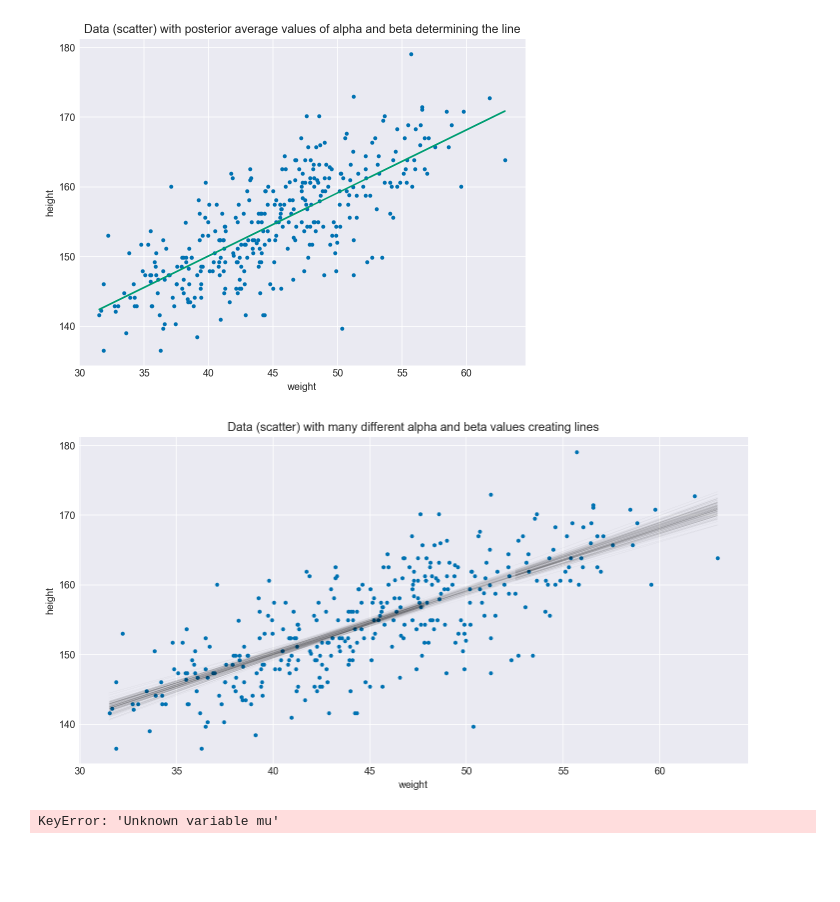
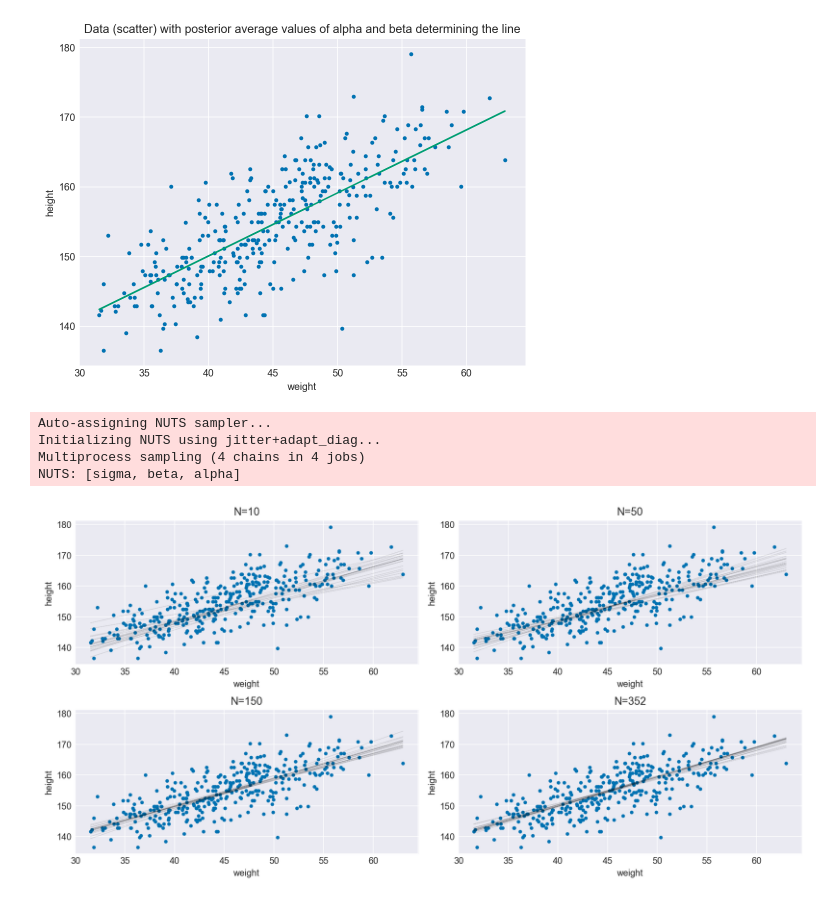
Before and after one commit to mikeviotti/Statistical_Rethinking_MV, a Jupyter notebook: Chapter_4.ipynb, the cells around one changed output. Drawn from its saved outputs; the diff is of its cells as text; code cells hidden in the pictures; blank space fills up the shorter version.

```diff
--- a/Chapter_4.ipynb
+++ b/Chapter_4.ipynb
@@ -509,23 +509,60 @@ chart_9.set_title('Data (scatter) with posterior average values of alpha and bet
 chart_9.plot(d2.weight, (a_mean + b_mean*(d2.weight-d2.weight.mean())));
 # %% [output]
 [figure]
-# %%
-#R code 4.46
-
-figure_5 = plt.figure(figsize=(12,6))
-chart_9 = figure_5.add_subplot(111)
-chart_9.plot(d2.weight, d2.height, '.')
-chart_9.set_xlabel('weight')
-chart_9.set_ylabel('height');
-chart_9.set_title('Data (scatter) with many different alpha and beta values creating lines')
-k=0
-lines_to_simulate = 150
-while k < lines_to_simulate:
-    chart_9.plot(d2.weight, (trace_4_4['alpha'][k] + trace_4_4['beta'][k]*(d2.weight-d2.weight.mean())),linewidth=0.1, alpha=0.1, color='k');
-    k+=1
-# %% [output]
-[figure, removed]
-# %%
-trace_4_4['mu']
-# %% [output]
-KeyError: 'Unknown variable mu'
+# %%
+#R code 4.48, ran several times with N data points to inform the model by doing d2.weight[:N]
+with pm.Model() as m4_4:
+    alpha = pm.Normal('alpha', mu=178, sd=20)
+    beta = pm.Lognormal('beta', mu=0, sd=1) #lognormal values now instead of normal, guarantees b>1, intuitive as height and weight are positively correlated
+    mu = alpha + beta*(d2.weight - d2.weight.mean())
+    sigma = pm.Uniform('sigma', lower=0, upper=50)
+    height = pm.Normal('height', mu=mu, sd=sigma, observed=d2.height)
+    trace_4_4 = pm.sample(1000, tune=1000) #Sampling from the posterior
+# %% [output]
+Auto-assigning NUTS sampler...
+Initializing NUTS using jitter+adapt_diag...
+Multiprocess sampling (4 chains in 4 jobs)
+NUTS: [sigma, beta, alpha]
+# %%
+#R code 4.49, figure 4.7
+figure_5 = plt.figure(figsize=(12,6))
+chart_9 = figure_5.add_subplot(221)
+chart_9.plot(d2.weight, d2.height, '.')
+chart_9.set_xlabel('weight')
+chart_9.set_ylabel('height');
+chart_9.set_title('N=10')
+
+chart_10 = figure_5.add_subplot(222)
+chart_10.plot(d2.weight, d2.height, '.')
+chart_10.set_xlabel('weight')
+chart_10.set_ylabel('height');
+chart_10.set_title('N=50')
+
+chart_11 = figure_5.add_subplot(223)
+chart_11.plot(d2.weight, d2.height, '.')
+chart_11.set_xlabel('weight')
+chart_11.set_ylabel('height');
+chart_11.set_title('N=150')
+
+chart_12 = figure_5.add_subplot(224)
+chart_12.plot(d2.weight, d2.height, '.')
+chart_12.set_xlabel('weight')
+chart_12.set_ylabel('height');
+chart_12.set_title('N=352')
+
+k=0
+lines_to_simulate = 20
+while k < lines_to_simulate:
+    chart_9.plot(d2.weight, (trace_4_4_10['alpha'][k] + trace_4_4_10['beta'][k]*(d2.weight-d2.weight.mean())),
+                 linewidth=0.5, alpha=0.1, color='k');
+    chart_10.plot(d2.weight, (trace_4_4_50['alpha'][k] + trace_4_4_50['beta'][k]*(d2.weight-d2.weight.mean())),
+                 linewidth=0.5, alpha=0.1, color='k');
+    chart_11.plot(d2.weight, (trace_4_4_150['alpha'][k] + trace_4_4_150['beta'][k]*(d2.weight-d2.weight.mean())),
+                 linewidth=0.5, alpha=0.1, color='k');
+    chart_12.plot(d2.weight, (trace_4_4_352['alpha'][k] + trace_4_4_352['beta'][k]*(d2.weight-d2.weight.mean())),
+                 linewidth=0.5, alpha=0.1, color='k');
+
+    k+=1
+figure_5.tight_layout()
+# %% [output]
+[figure, added]
```
Also changed, not shown: parts of 2 cells of this notebook.
